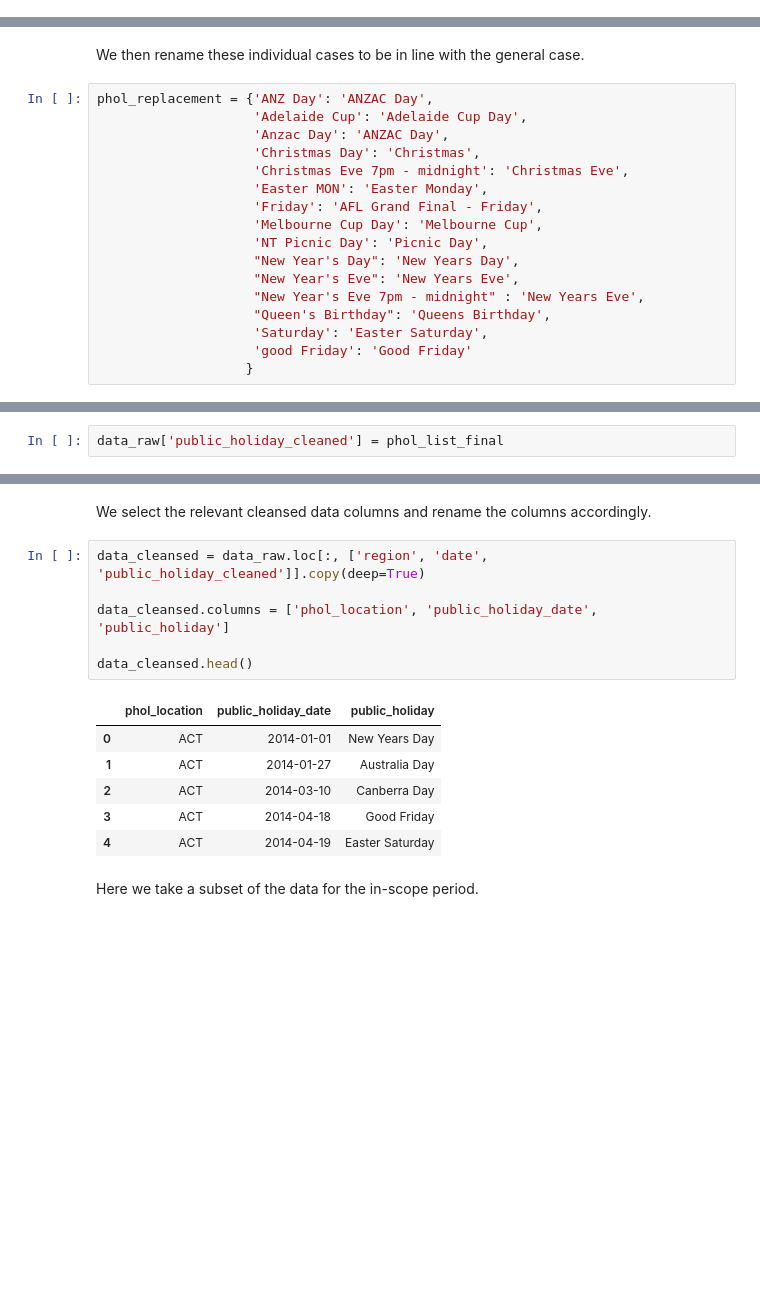
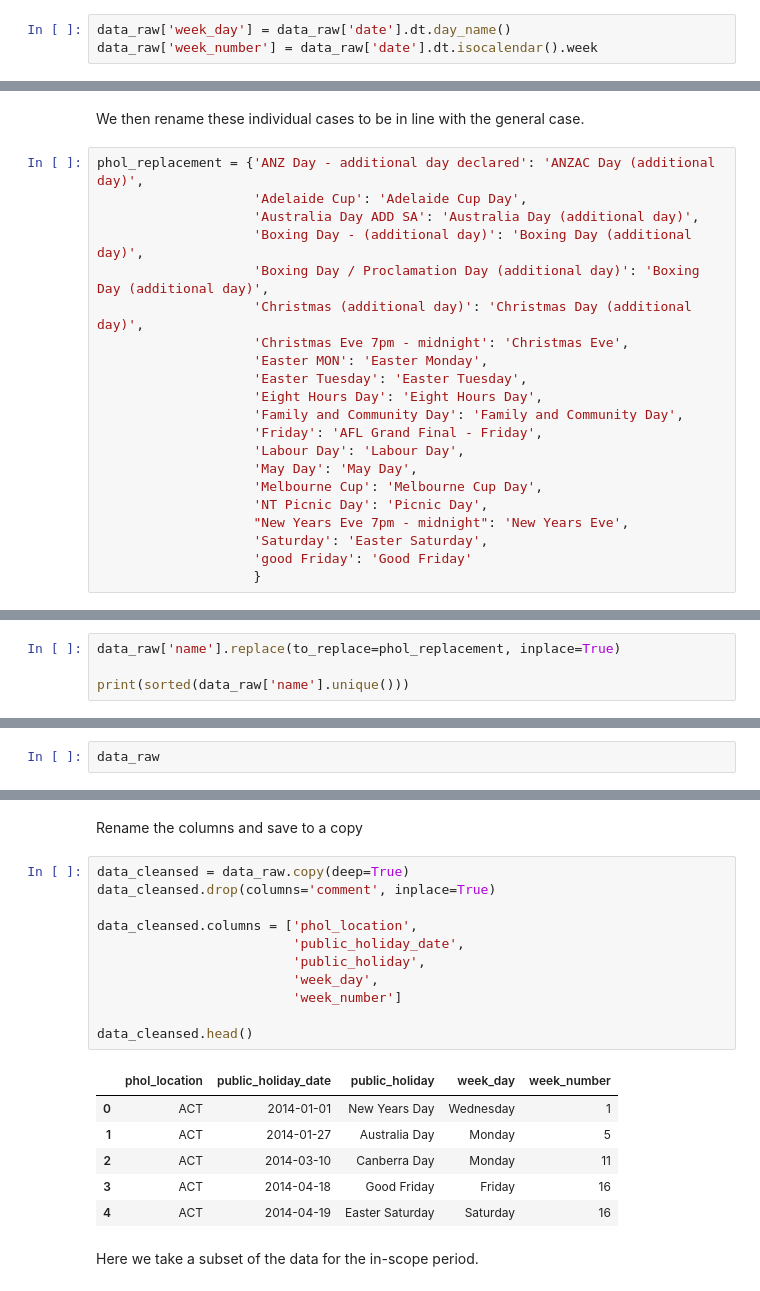
Before and after one commit to jerryawang/git_learning, a Jupyter notebook: PHOL Cleaning.ipynb, the cells around one changed output, grey strips where cells are left out. Saved outputs shown, nothing was run; the diff lists cells and outputs as text; blank space fills up the shorter version.

```diff
--- a/PHOL Cleaning.ipynb
+++ b/PHOL Cleaning.ipynb
@@ -164 +170,4 @@ Name: 662, dtype: object
+# %%
+data_raw['week_day'] = data_raw['date'].dt.day_name()
+data_raw['week_number'] = data_raw['date'].dt.isocalendar().week
 # %% [markdown]
@@ -225,19 +274,23 @@ Saturday --------------------------------------------------
 # %% [markdown]
 We then rename these individual cases to be in line with the general case.
 # %%
-phol_replacement = {'ANZ Day': 'ANZAC Day',
+phol_replacement = {'ANZ Day - additional day declared': 'ANZAC Day (additional day)',
                     'Adelaide Cup': 'Adelaide Cup Day',
-                    'Anzac Day': 'ANZAC Day',
-                    'Christmas Day': 'Christmas',
+                    'Australia Day ADD SA': 'Australia Day (additional day)',
+                    'Boxing Day - (additional day)': 'Boxing Day (additional day)',
+                    'Boxing Day / Proclamation Day (additional day)': 'Boxing Day (additional day)',
+                    'Christmas (additional day)': 'Christmas Day (additional day)',
                     'Christmas Eve 7pm - midnight': 'Christmas Eve',
                     'Easter MON': 'Easter Monday',
+                    'Easter Tuesday': 'Easter Tuesday',
+                    'Eight Hours Day': 'Eight Hours Day',
+                    'Family and Community Day': 'Family and Community Day',
                     'Friday': 'AFL Grand Final - Friday',
-                    'Melbourne Cup Day': 'Melbourne Cup',
+                    'Labour Day': 'Labour Day',
+                    'May Day': 'May Day',
+                    'Melbourne Cup': 'Melbourne Cup Day',
                     'NT Picnic Day': 'Picnic Day',
-                    "New Year's Day": 'New Years Day',
-                    "New Year's Eve": 'New Years Eve',
-                    "New Year's Eve 7pm - midnight" : 'New Years Eve',
-                    "Queen's Birthday": 'Queens Birthday',
+                    "New Years Eve 7pm - midnight": 'New Years Eve',
                     'Saturday': 'Easter Saturday',
                     'good Friday': 'Good Friday'
-                   }
+                    }
@@ -275,0 +299,4 @@ Now that the holiday names are consistent, we attach it to the original data.
+# %%
+data_raw['name'].replace(to_replace=phol_replacement, inplace=True)
+
+print(sorted(data_raw['name'].unique()))
@@ -276,2 +305,2 @@ Now that the holiday names are consistent, we attach it to the original data.
 # %%
-data_raw['public_holiday_cleaned'] = phol_list_final
+data_raw
@@ -278,18 +321,23 @@ data_raw['public_holiday_cleaned'] = phol_list_final
-# %% [markdown]
-We select the relevant cleansed data columns and rename the columns accordingly.
+# %% [markdown]
+Rename the columns and save to a copy
 # %%
-data_cleansed = data_raw.loc[:, ['region', 'date', 'public_holiday_cleaned']].copy(deep=True)
+data_cleansed = data_raw.copy(deep=True)
+data_cleansed.drop(columns='comment', inplace=True)
 
-data_cleansed.columns = ['phol_location', 'public_holiday_date', 'public_holiday']
+data_cleansed.columns = ['phol_location',
+                         'public_holiday_date',
+                         'public_holiday',
+                         'week_day',
+                         'week_number']
 
 data_cleansed.head()
 # %% [output]
-|  | phol_location | public_holiday_date | public_holiday |
-| 0 | ACT | 2014-01-01 | New Years Day |
-| 1 | ACT | 2014-01-27 | Australia Day |
-| 2 | ACT | 2014-03-10 | Canberra Day |
-| 3 | ACT | 2014-04-18 | Good Friday |
-| 4 | ACT | 2014-04-19 | Easter Saturday |
+|  | phol_location | public_holiday_date | public_holiday | week_day | week_number |
+| 0 | ACT | 2014-01-01 | New Years Day | Wednesday | 1 |
+| 1 | ACT | 2014-01-27 | Australia Day | Monday | 5 |
+| 2 | ACT | 2014-03-10 | Canberra Day | Monday | 11 |
+| 3 | ACT | 2014-04-18 | Good Friday | Friday | 16 |
+| 4 | ACT | 2014-04-19 | Easter Saturday | Saturday | 16 |
 # %% [markdown]
 Here we take a subset of the data for the in-scope period.
 # %%
```
Also changed, not shown: parts of 31 cells of this notebook.
